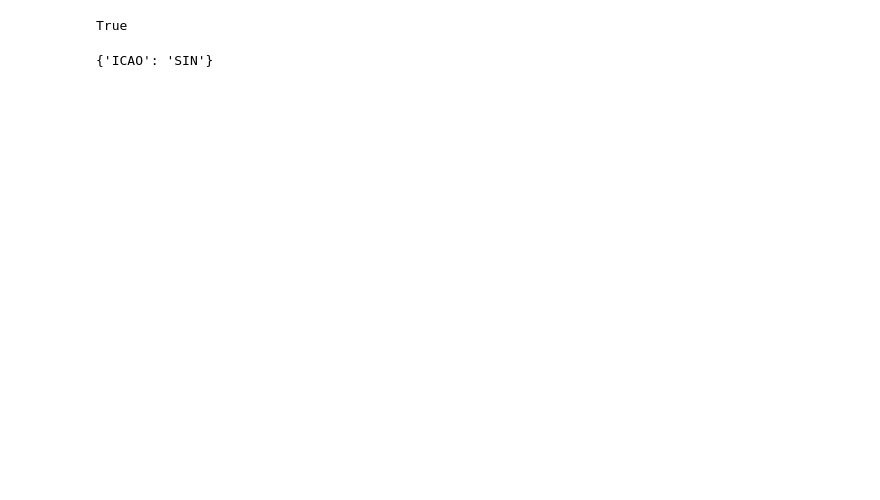
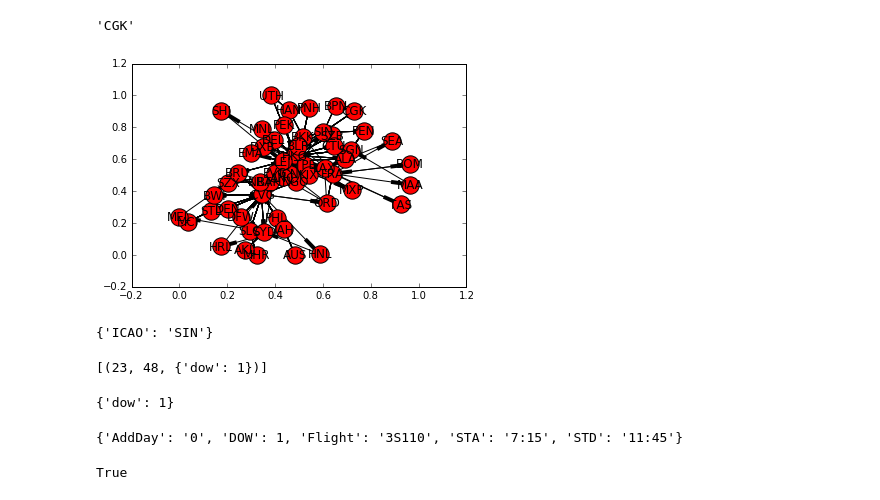
Before and after one commit to chenjennhaur/python, a Jupyter notebook: airline flights.ipynb, the cells around one changed output. Drawn from its saved outputs; the diff is of its cells as text; code cells hidden in the pictures; blank space fills up the shorter version.

```diff
--- a/airline flights.ipynb
+++ b/airline flights.ipynb
@@ -7,0 +6,4 @@ g = nx.DiGraph()
+# %%
+raw_scheme = pd.read_csv('flights.csv')
+raw_scheme.columns = ['Flight','Origin','Destination','1','2','3','4','5','6','7','STD','STA','AddDay']
+# raw_scheme.head(3)
@@ -7,0 +13,30 @@ g = nx.DiGraph()
+# %%
+expand = pd.melt(raw_scheme,id_vars=['Flight','Origin','Destination','STD','STA','AddDay'],value_vars=['1','2','3','4','5','6','7'])
+final = expand[expand['value']!='.']
+# %%
+nodes = list(set(final['Origin'].unique().tolist() + final['Destination'].unique().tolist()))
+nodes[1]
+# %% [output]
+'CGK'
+# %%
+G = nx.MultiDiGraph()
+G.add_nodes_from(nodes)
+# G.add_node('SIN')
+# G.add_node('BKK')
+
+for key,row in final.iterrows():
+    G.add_edge(row['Origin'],row['Destination'],flight=row['Flight'],STD=row['STD'],STA=row['STA'])
+# G.add_nodes_from(range(100,110))
+# H=nx.Graph()
+# H.add_path([0,1,2,3,4,5,6,7,8,9])
+# G.add_nodes_from(H)
+# G.add_node(H)
+# G.add_edges_from([(11,21),(11,31)])
+# G.add_edges_from([(4,5,dict(route=282)), (4,5,dict(route=37))])
+# G.add_edges_from([(14,15,route=282), (14,15,route=37)])
+
+# G[4]
+
+nx.draw_networkx(G)
+# %% [output]
+[figure, added]
@@ -8,7 +51,19 @@ g = nx.DiGraph()
 # %%
-g.add_node(17)
+g.node[17]
+# %% [output]
+{'ICAO': 'SIN'}
+# %%
+g.edges(data=True)
+# %% [output]
+[(23, 48, {'dow': 1})]
 # %%
-g.add_edge(23,48)
+g[23][48]
+# %% [output]
+{'dow': 1}
+# %%
+g[11][14]['detail'][0]
+# %% [output]
+{'AddDay': '0', 'DOW': 1, 'Flight': '3S110', 'STA': '7:15', 'STD': '11:45'}
 # %%
 17 in g.nodes()
 # %% [output]
@@ -18,7 +71,3 @@ g.node[17]['ICAO'] = 'SIN'
-# %%
-g.node[17]
-# %% [output]
-{'ICAO': 'SIN'}
 # %%
 # nx.draw_random(g)
 # pos=nx.draw_circular(g)
```
Also changed, not shown: parts of 8 cells of this notebook.
